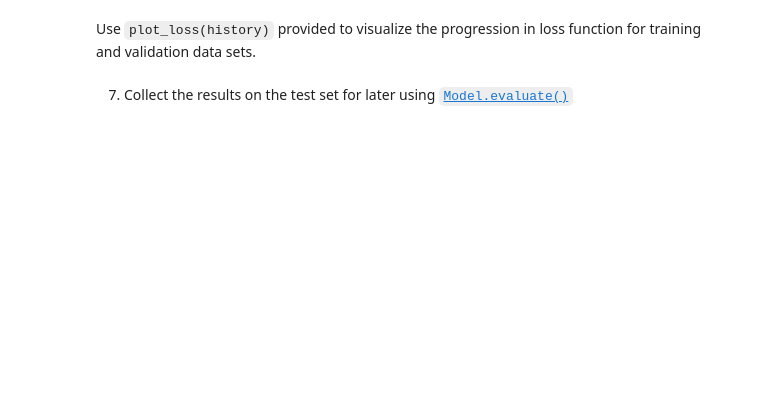
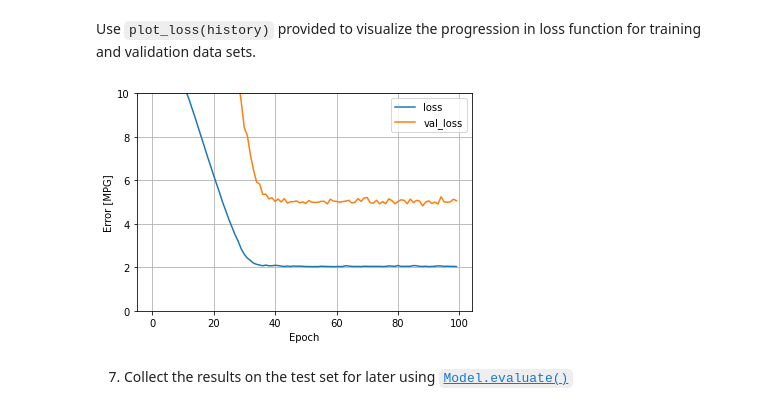
Before and after one commit to rnirms/MLE-10, a Jupyter notebook: assignments/week-07-intro-dl/nb/fuel_efficiency.ipynb, the cells around one changed output. Cells and saved outputs as stored; diff of their text form; code cells hidden in the pictures; blank space fills up the shorter version.

```diff
--- a/assignments/week-07-intro-dl/nb/fuel_efficiency.ipynb
+++ b/assignments/week-07-intro-dl/nb/fuel_efficiency.ipynb
@@ -120,5 +221,5 @@ Similar to scikit-learn, tensorflow.keras offers a list of [preprocessing layers
 # %%
-normalizer = None # YOUR CODE HERE
+normalizer = tf.keras.layers.Normalization() # YOUR CODE HERE
 # %% [markdown]
 2. Then, fit the state of the preprocessing layer to the data by calling [`Normalization.adapt`](https://www.tensorflow.org/guide/keras/preprocessing_layers#the_adapt_method):
 # %%
@@ -155,7 +270,7 @@ The number of _inputs_ can either be set by the `input_shape` argument, or autom
 # %%
 linear_model = tf.keras.Sequential([
-    # YOUR CODE HERE
-    # YOUR CODE HERE
+    normalizer, # YOUR CODE HERE
+    tf.keras.layers.Dense(1, activation='linear', input_shape=(9,1)) # YOUR CODE HERE
 ])
 # %%
 linear_model.summary()
@@ -175,11 +351,15 @@ linear_model.layers[1].kernel
   For optimizers, gradient descent (check this video [Gradient Descent, Step-by-Step](https://www.youtube.com/watch?v=sDv4f4s2SB8) for a refresher) is the preferred way to optimize neural networks and many other machine learning algorithms. Read [an overview of graident descent optimizer algorithms](https://ruder.io/optimizing-gradient-descent/) for several popular gradient descent algorithms. Here, we use the popular [`tf.keras.optimizers.Adam`](https://www.tensorflow.org/api_docs/python/tf/keras/optimizers/Adam), and set the learning rate at 0.1 for faster learning.
 # %%
 linear_model.compile(
-    optimizer=None, # YOUR CODE HERE
-    loss=None # YOUR CODE HERE
+    optimizer=tf.keras.optimizers.Adam(lr=0.1), # YOUR CODE HERE
+    loss='mean_absolute_error' # YOUR CODE HERE
     )
 # %% [markdown]
 5. Use Keras `Model.fit` to execute the training for 100 epochs, set the verbose to 0 to suppress logging and keep 20% of the data for validation:
 # %%
 %%time
-history = None # YOUR CODE HERE
+history = linear_model.fit(x=train_features,
+                           y=train_labels,
+                           validation_split=0.2,
+                           verbose=0,
+                           epochs = 100) # YOUR CODE HERE
@@ -202,6 +395,9 @@ def plot_loss(history):
 Use `plot_loss(history)` provided to visualize the progression in loss function for training and validation data sets.
 # %%
 # YOUR CODE HERE
+plot_loss(history)
+# %% [output]
+[figure, added]
 # %% [markdown]
 7. Collect the results on the test set for later using [`Model.evaluate()`](https://www.tensorflow.org/api_docs/python/tf/keras/Model#evaluate)
 # %%
```
Also changed, not shown: parts of 86 cells of this notebook, 1 other file.
